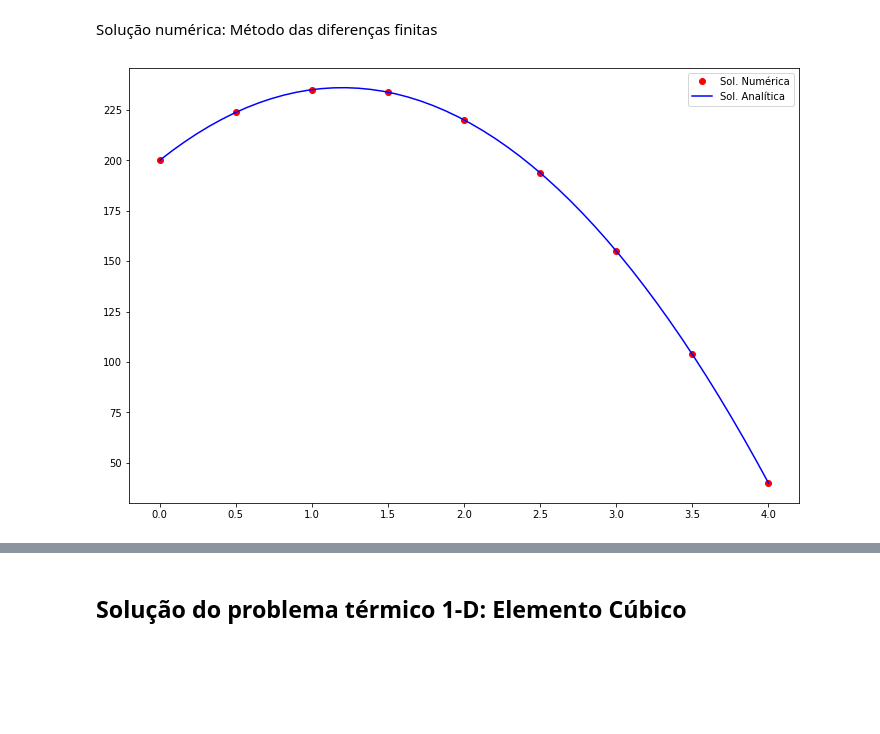
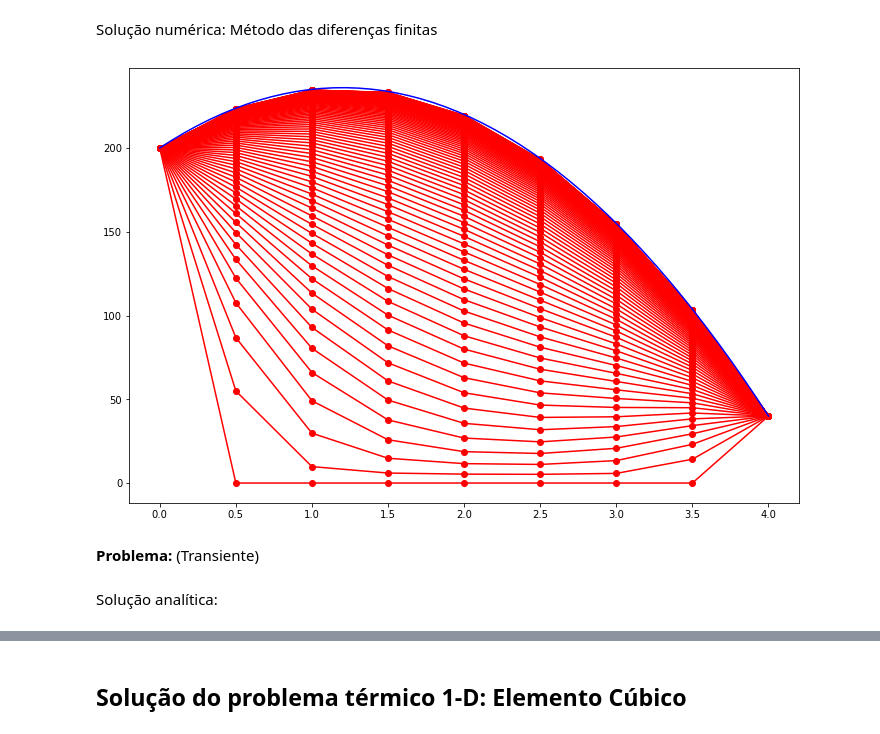
Before and after one commit to barros-jv/Heat_Transfer, a Jupyter notebook: Metodo_Elementos_Finitos/Prob_Termico_1D_MEF.ipynb, the cells around one changed output, grey strips where cells are left out. Cells and saved outputs as stored; diff of their text form; code cells hidden in the pictures; blank space fills up the shorter version.

```diff
--- a/Metodo_Elementos_Finitos/Prob_Termico_1D_MEF.ipynb
+++ b/Metodo_Elementos_Finitos/Prob_Termico_1D_MEF.ipynb
@@ -319,46 +403,52 @@ Q = (q/(rho*cv))*np.ones((npoints),dtype='float')
 K = np.zeros((npoints,npoints),dtype='float')
 M = np.zeros((npoints,npoints),dtype='float')
 
 for e in range(0,ne):
     v1 = IEN[e,0]
     v2 = IEN[e,1]
     v3 = IEN[e,2]
     h = X[v3] - X[v1]
 
     kelem = (alpha/(3*h))*np.array([[ 7.0,-8.0, 1.0],
                                  [-8.0,16.0,-8.0],
                                  [ 1.0,-8.0, 7.0]])
     melem = (h/30.0)*np.array([[ 4.0, 2.0,-1.0],
                             [ 2.0,16.0, 2.0],
                             [-1.0, 2.0, 4.0]])
 
     for ilocal in range(0,3):
         iglobal = int(IEN[e,ilocal])
         for jlocal in range(0,3):
             jglobal = int(IEN[e,jlocal])
 
             K[iglobal,jglobal] += kelem[ilocal,jlocal]
             M[iglobal,jglobal] += melem[ilocal,jlocal]
 
-A = K.copy()
-b = M@Q
+A = M/dt + beta*K
+# c.c.
+A[0,:]   = 0.0; A[0,0]   = 1.0
+A[-1,:]  = 0.0; A[-1,-1] = 1.0
 
-# imposicao das condicoes de contorno
-A[0,:]   = 0.0   # zerando a linha 0
-A[0,0]   = 1.0   # colocando 1 na diagonal principal 0
-b[0]     = Te    # colocando o valor da c.c. em b
-
-A[-1,:]  = 0.0   # zerando a linha 4
-A[-1,-1] = 1.0   # colocando 1 na diagonal princial 4
-b[-1]    = Td    # colocando o valor da c.c. em b
-
-Ainv = np.linalg.inv(A)
-T_num = Ainv@b
+T = np.zeros((npoints),dtype='float' )
+T[0] = Te; T[-1] = Td
 
 plt.figure(figsize=(12,8))
-plt.plot(X,T_num,'or')
+plt.plot(X,T,'ro-')
+
+for n in range(0,nIter):
+
+    b = (M/dt - (1.0-beta)*K )@T + M@Q
+    # c.c.
+    b[0] = Te; b[-1] = Td
+
+    T = np.linalg.solve(A,b)
+    plt.plot(X,T,'or-')
+
 plt.plot(x_sa,T_sa,'b')
-plt.legend(['Sol. Numérica','Sol. Analítica'])
 plt.show()
 # %% [output]
-[figure, old version]
+[figure, new version]
+# %% [markdown]
+__Problema:__ (Transiente)
+# %% [markdown]
+Solução analítica:
```
Also changed, not shown: parts of 13 cells of this notebook, 1 other file.
